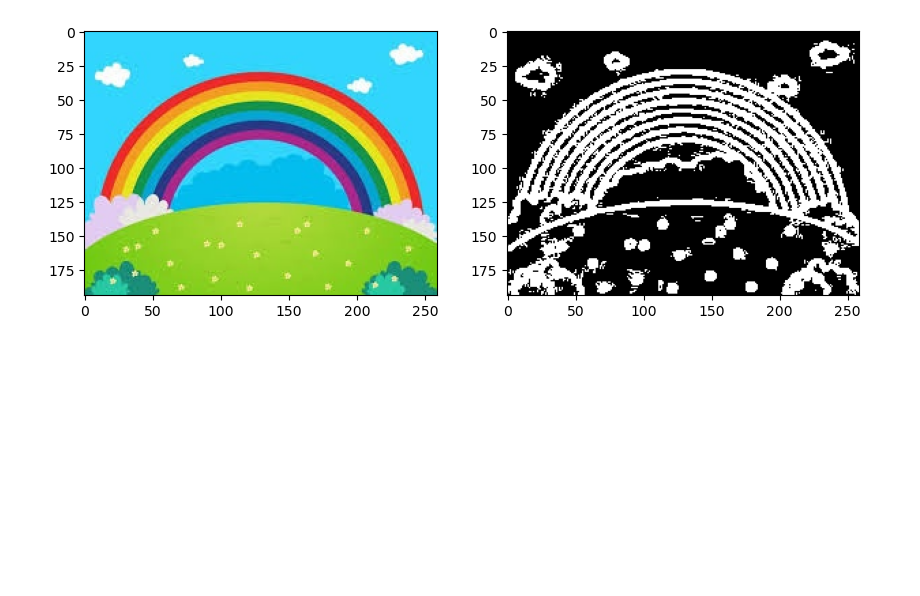
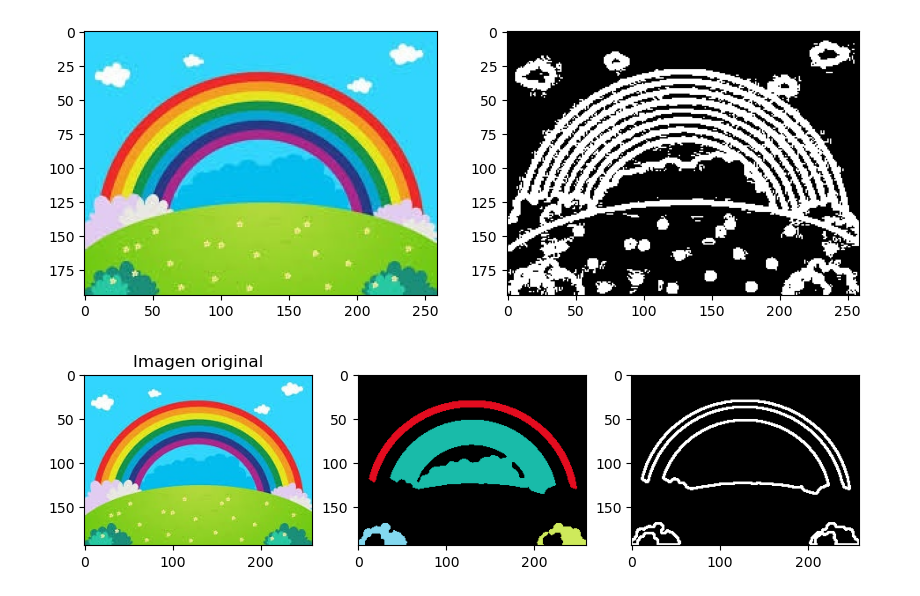
Before and after one commit to IblingGabrielValle-27/PDI---GABRIEL-VALLE, a Jupyter notebook: TEMA 3/bordes.ipynb, the cells around one changed output. Drawn from its saved outputs; the diff is of its cells as text; code cells hidden in the pictures; blank space fills up the shorter version.

```diff
--- a/TEMA 3/bordes.ipynb
+++ b/TEMA 3/bordes.ipynb
@@ -195,3 +195,42 @@ plt.imshow(bordes, cmap='gray')
 plt.show()
 # %% [output]
 [figure]
+# %%
+import cv2
+import numpy as np
+import matplotlib.pyplot as plt
+
+imagen=cv2.imread('image.png')
+gray = cv2.cvtColor(imagen,cv2.COLOR_BGR2GRAY)
+blur =cv2.GaussianBlur(gray,(7,7),0)
+_,binarizada=cv2.threshold(blur,0,255,cv2.THRESH_BINARY_INV+cv2.THRESH_OTSU)
+
+#regiones
+cant,region=cv2.connectedComponents(binarizada)
+colores=np.random.randint(0,255,size=(cant,3),dtype=np.uint8)
+colores[0]=[0,0,0]
+color_region=colores[region]
+
+#fdronteras
+contorno,_=cv2.findContours(binarizada,cv2.RETR_EXTERNAL,cv2.CHAIN_APPROX_SIMPLE)
+linea=cv2.drawContours(np.zeros_like(gray),contorno,-1,255,2)
+
+
+plt.figure(figsize=(10, 5))
+plt.subplot(131)
+plt.imshow(cv2.cvtColor(imagen, cv2.COLOR_BGR2RGB))
+plt.title("Imagen original")
+
+
+plt.subplot(132)
+plt.imshow(color_region)
+
+
+
+plt.subplot(133)
+plt.imshow(linea, cmap='gray')
+plt.tight_layout
+
+plt.show()
+# %% [output]
+[figure, added]
```
Also changed, not shown: parts of 2 cells of this notebook.
